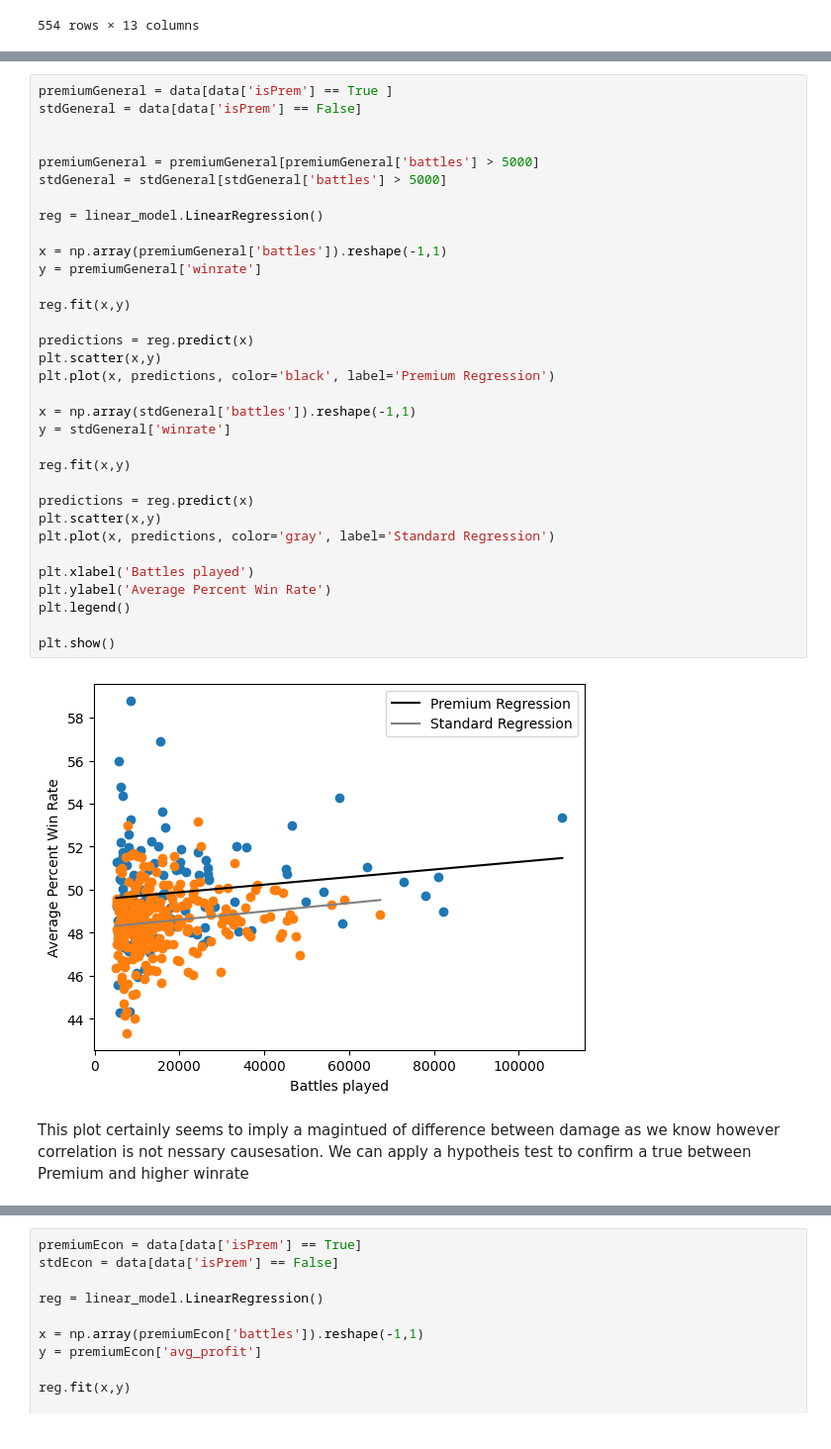
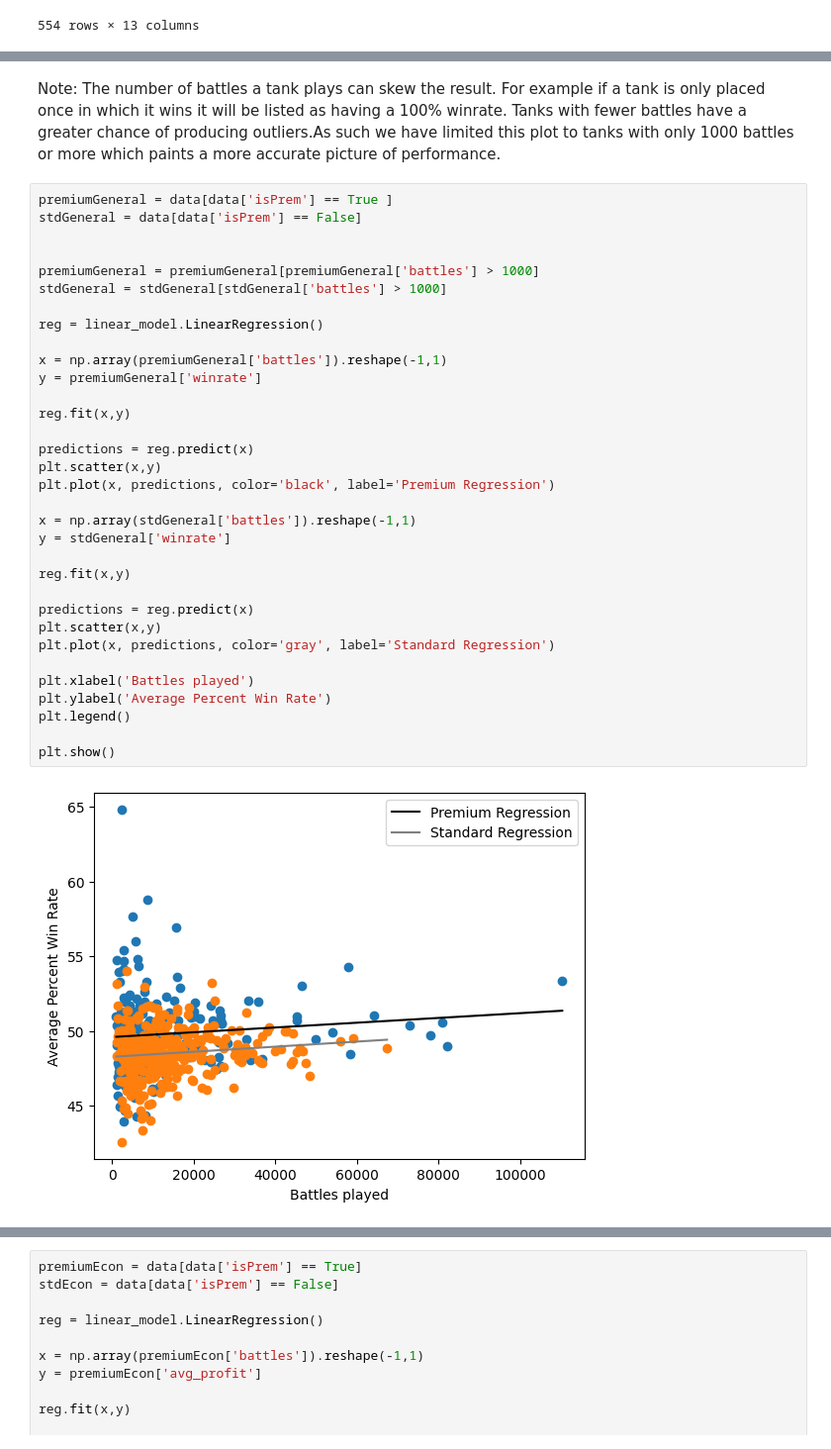
Before and after one commit to jeffreyLyngdoh/Final-Tutorial-World-of-Tank-deep-dive, a Jupyter notebook: book.ipynb, the cells around one changed output, grey strips where cells are left out. Shown at 99% size. Saved outputs shown, nothing was run; the diff lists cells and outputs as text.

```diff
--- a/book.ipynb
+++ b/book.ipynb
@@ -121,37 +123,38 @@ Lets start by simply graphing the average amoung of damage between premium and s
+# %% [markdown]
+Note:
+The number of battles a tank plays can skew the result. For example if a tank is only placed once in which it wins it will be listed as having a 100% winrate. Tanks with fewer battles have a greater chance of producing outliers.As such we have limited this plot to tanks with only 1000 battles or more which paints a more accurate picture of performance.
 # %%
 premiumGeneral = data[data['isPrem'] == True ]
 stdGeneral = data[data['isPrem'] == False]
 
 
-premiumGeneral = premiumGeneral[premiumGeneral['battles'] > 5000]
-stdGeneral = stdGeneral[stdGeneral['battles'] > 5000]
+premiumGeneral = premiumGeneral[premiumGeneral['battles'] > 1000]
+stdGeneral = stdGeneral[stdGeneral['battles'] > 1000]
 
 reg = linear_model.LinearRegression()
 
 x = np.array(premiumGeneral['battles']).reshape(-1,1)
 y = premiumGeneral['winrate']
 
 reg.fit(x,y)
 
 predictions = reg.predict(x)
 plt.scatter(x,y)
 plt.plot(x, predictions, color='black', label='Premium Regression')
 
 x = np.array(stdGeneral['battles']).reshape(-1,1)
 y = stdGeneral['winrate']
 
 reg.fit(x,y)
 
 predictions = reg.predict(x)
 plt.scatter(x,y)
 plt.plot(x, predictions, color='gray', label='Standard Regression')
 
 plt.xlabel('Battles played')
 plt.ylabel('Average Percent Win Rate')
 plt.legend()
 
 plt.show()
 # %% [output]
-[figure, old version]
+[figure, new version]
-# %% [markdown]
-This plot certainly seems to imply a magintued of difference between damage as we know however correlation is not nessary causesation. We can apply a hypotheis test to confirm a true between Premium and higher winrate
```
Also changed, not shown: parts of 32 cells of this notebook, 1 other file.
